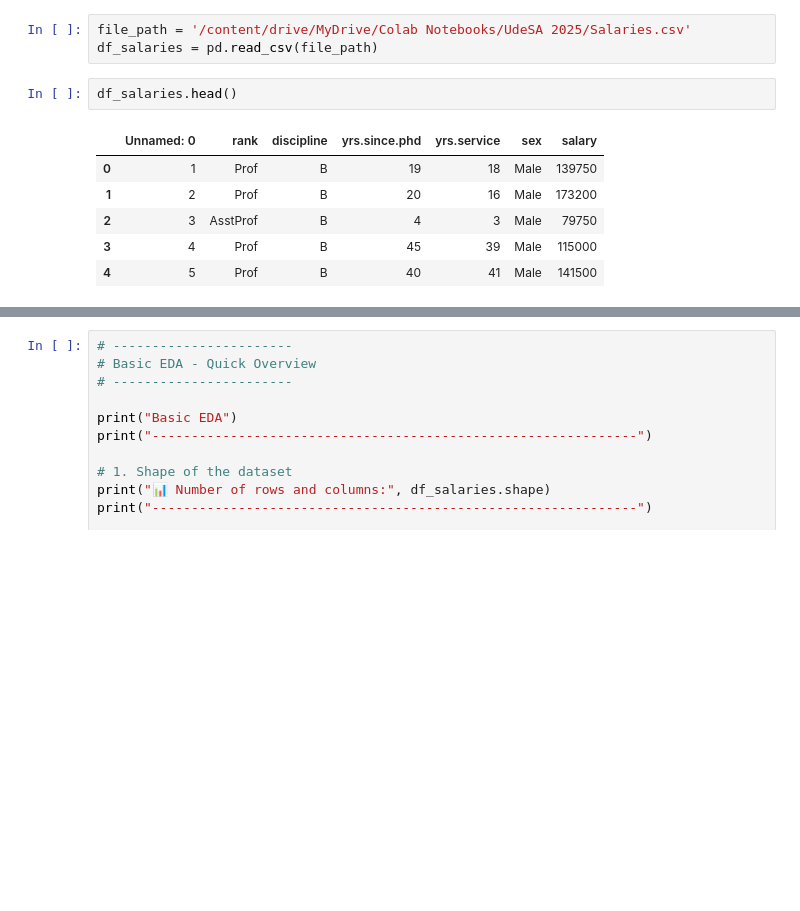
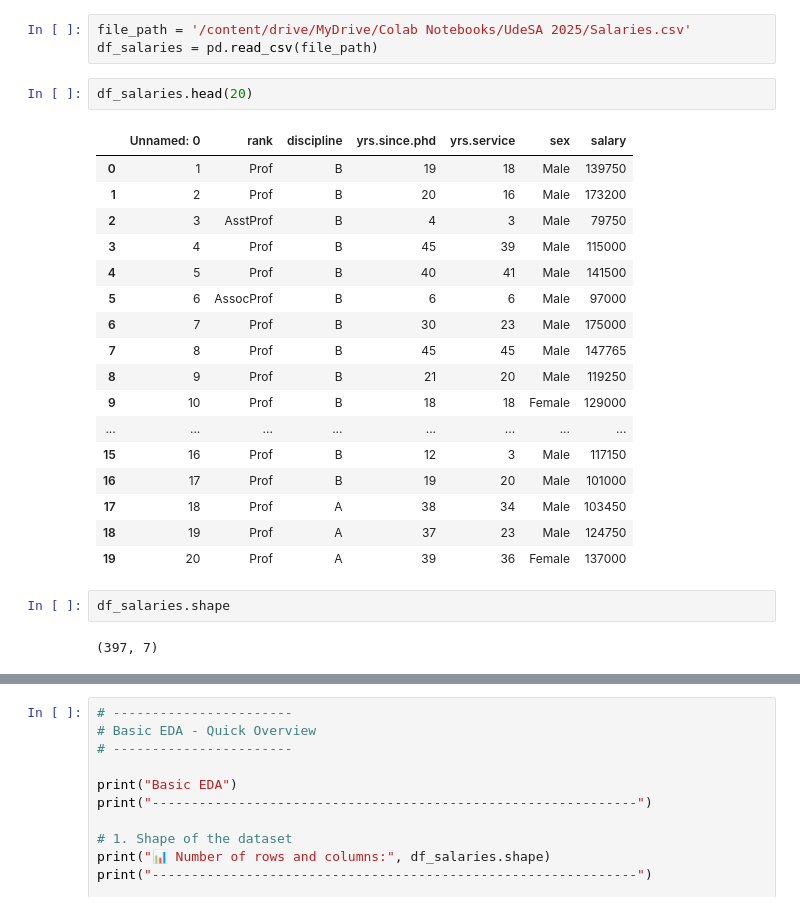
Before and after one commit to guz-vinueza/data_analytics, a Jupyter notebook: Class 2 - EDA/Salaries Example/EDA_Salaries.ipynb, the cells around one changed output, grey strips where cells are left out. Cells and saved outputs as stored; diff of their text form; blank space fills up the shorter version.

```diff
--- a/Class 2 - EDA/Salaries Example/EDA_Salaries.ipynb
+++ b/Class 2 - EDA/Salaries Example/EDA_Salaries.ipynb
@@ -13,11 +13,26 @@ Mounted at /content/drive
 file_path = '/content/drive/MyDrive/Colab Notebooks/UdeSA 2025/Salaries.csv'
 df_salaries = pd.read_csv(file_path)
 # %%
-df_salaries.head()
+df_salaries.head(20)
 # %% [output]
 |  | Unnamed: 0 | rank | discipline | yrs.since.phd | yrs.service | sex | salary |
 | 0 | 1 | Prof | B | 19 | 18 | Male | 139750 |
 | 1 | 2 | Prof | B | 20 | 16 | Male | 173200 |
 | 2 | 3 | AsstProf | B | 4 | 3 | Male | 79750 |
 | 3 | 4 | Prof | B | 45 | 39 | Male | 115000 |
 | 4 | 5 | Prof | B | 40 | 41 | Male | 141500 |
+| 5 | 6 | AssocProf | B | 6 | 6 | Male | 97000 |
+| 6 | 7 | Prof | B | 30 | 23 | Male | 175000 |
+| 7 | 8 | Prof | B | 45 | 45 | Male | 147765 |
+| 8 | 9 | Prof | B | 21 | 20 | Male | 119250 |
+| 9 | 10 | Prof | B | 18 | 18 | Female | 129000 |
+| ... | ... | ... | ... | ... | ... | ... | ... |
+| 15 | 16 | Prof | B | 12 | 3 | Male | 117150 |
+| 16 | 17 | Prof | B | 19 | 20 | Male | 101000 |
+| 17 | 18 | Prof | A | 38 | 34 | Male | 103450 |
+| 18 | 19 | Prof | A | 37 | 23 | Male | 124750 |
+| 19 | 20 | Prof | A | 39 | 36 | Female | 137000 |
+# %%
+df_salaries.shape
+# %% [output]
+(397, 7)
```
Also changed, not shown: parts of 19 cells of this notebook.
